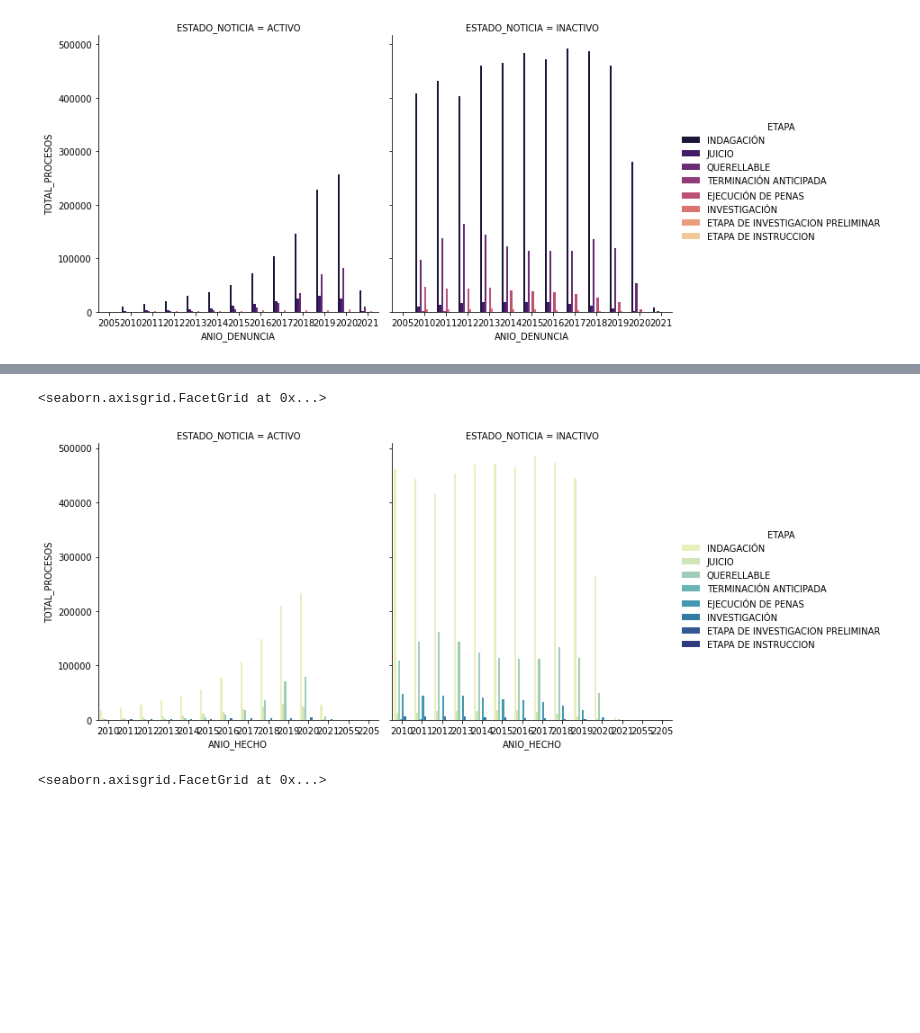
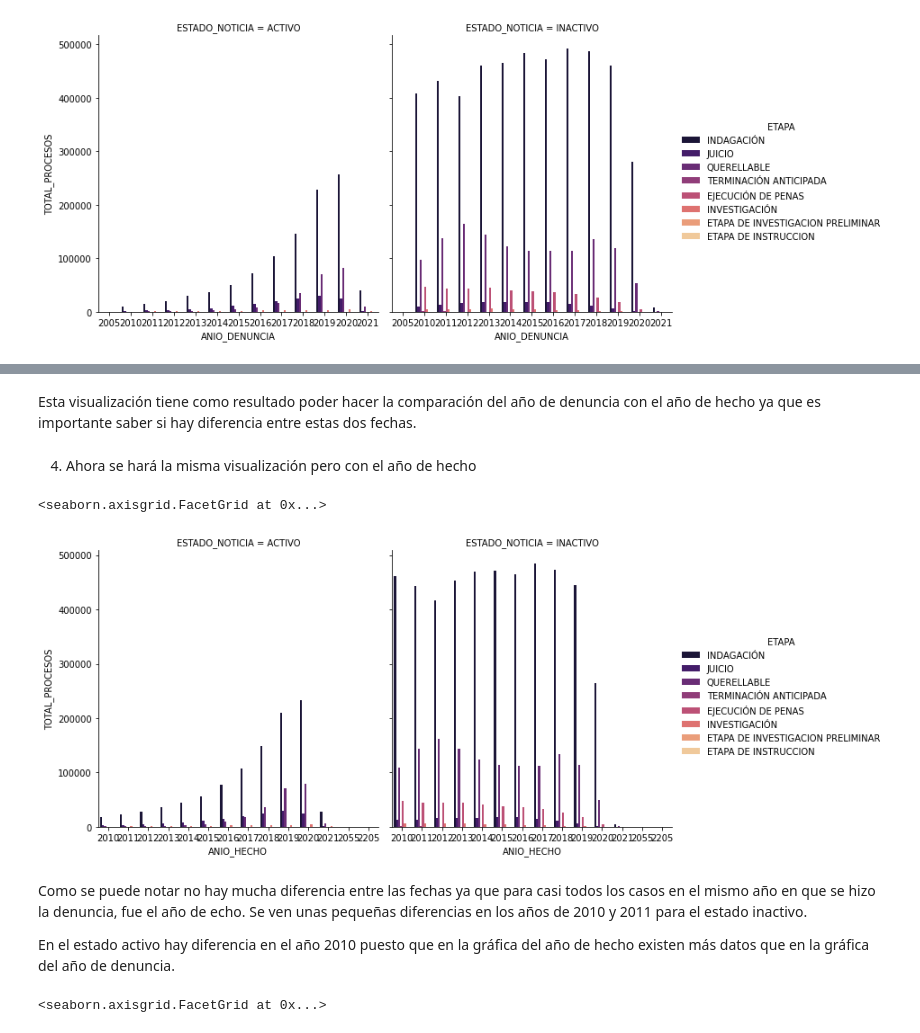
Before and after one commit to Maleja923/Talleres-Proyecto, a Jupyter notebook: ProyectoVisualización.ipynb, the cells around one changed output, grey strips where cells are left out. Cells and saved outputs as stored; diff of their text form; code cells hidden in the pictures; blank space fills up the shorter version.

```diff
--- a/ProyectoVisualización.ipynb
+++ b/ProyectoVisualización.ipynb
@@ -709,16 +718,24 @@ sns.catplot(data = CONTEO_DE_PROCESOS1,
+# %% [markdown]
+Esta visualización tiene como resultado poder hacer la comparación del año de denuncia con el año de hecho ya que es importante saber si hay diferencia entre estas dos fechas.
+# %% [markdown]
+4. Ahora se hará la misma visualización pero con el año de hecho
 # %%
 sns.catplot(data = CONTEO_DE_PROCESOS1,
             kind = "bar",
             estimator = sum,
             x = "ANIO_HECHO",
             y = "TOTAL_PROCESOS",
             hue = "ETAPA",
             col = "ESTADO_NOTICIA",
-            palette = 'YlGnBu',
+            palette = 'magma',
             ci = None)
 # %% [output]
 <seaborn.axisgrid.FacetGrid at 0x...>
-[figure, old version]
+[figure, new version]
+# %% [markdown]
+Como se puede notar no hay mucha diferencia entre las fechas ya que para casi todos los casos en el mismo año en que se hizo la denuncia, fue el año de echo. Se ven unas pequeñas diferencias en los años de 2010 y 2011 para el estado inactivo.
+
+En el estado activo hay diferencia en el año 2010 puesto que en la gráfica del año de hecho  existen más datos que en la gráfica del año de denuncia.
 # %%
 sns.catplot(data = CONTEO_DE_PROCESOS1,
             kind = "bar",
```
Also changed, not shown: parts of 6 cells of this notebook.
